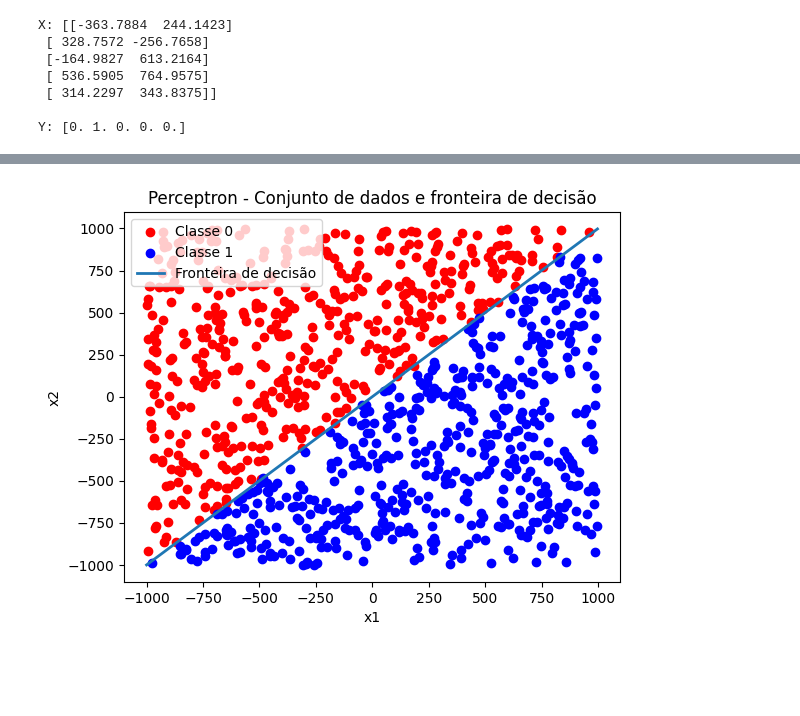
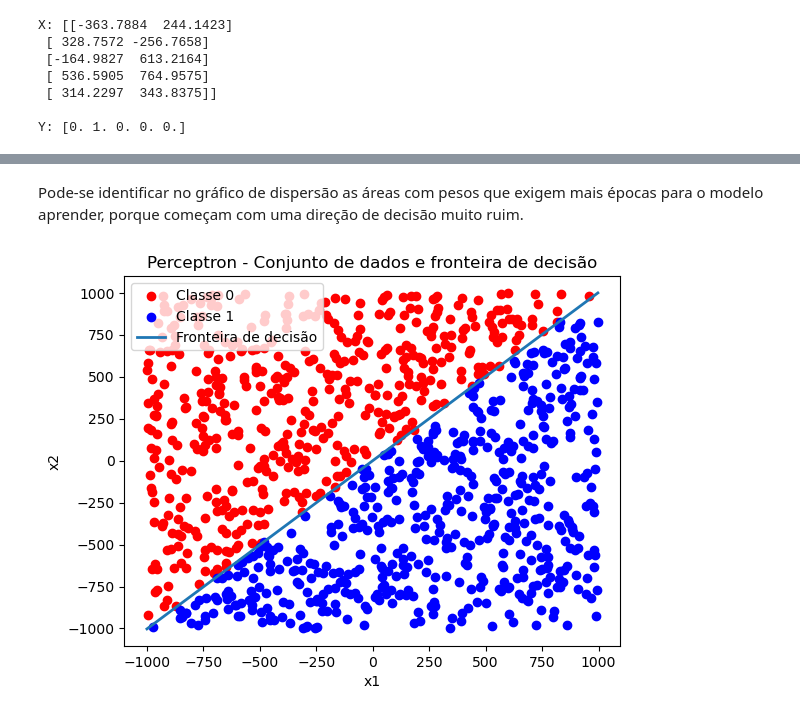
Before and after one commit to h4rad4/Rosenblatt-Perceptron, a Jupyter notebook: Training.ipynb, the cells around one changed output, grey strips where cells are left out. Cells and saved outputs as stored; diff of their text form; code cells hidden in the pictures; blank space fills up the shorter version.

```diff
--- a/Training.ipynb
+++ b/Training.ipynb
@@ -98,0 +46,7 @@ Convergência em 4 épocas
+# %%
+p= Perceptron()
+activation= Degree()
+epoch, adjusts = p.fit(X,y, activation)
+
+print(f'\nConvergência em {epoch} épocas')
+print(f'{adjusts} ajustes feitos')
@@ -98,0 +61,14 @@ Convergência em 4 épocas
+# %%
+n= 1000
+results= []
+
+for _ in range(n):
+    p = Perceptron()
+    activation = Degree()
+    pesos_iniciais = p.w.copy()
+
+    epoch, adjusts = p.fit(X, y, activation)
+
+    results.append((*pesos_iniciais, epoch))
+
+results = np.array(results)
@@ -99,36 +105,33 @@ Convergência em 4 épocas
+# %% [markdown]
+Pode-se identificar no gráfico de dispersão as áreas com pesos que exigem mais épocas para o modelo aprender, porque começam com uma direção de decisão muito ruim.
 # %%
-# Plot dos dadosd com e sem a fronteira de decisão
-
-import matplotlib.pyplot as plt
-import numpy as np
-
 classe0 = X[y == 0]
 classe1 = X[y == 1]
 
 plt.scatter(classe0[:, 0], classe0[:, 1], label='Classe 0', marker='o', color='red')
 plt.scatter(classe1[:, 0], classe1[:, 1], label='Classe 1', marker='o', color='blue')
 
 w0, w1, w2 = p.w
-x1_vals = np.linspace(X[:, 0].min(), X[:, 0].max(), 100)
+x1_pts = np.linspace(X[:, 0].min(), X[:, 0].max(), 100)
 
 if w2 != 0:
-    x2_vals = -(w0 + w1 * x1_vals) / w2
-    plt.plot(x1_vals, x2_vals, label='Fronteira de decisão', linewidth=2)
+    x2_pts = -(w0 + w1 * x1_pts) / w2
+    plt.plot(x1_pts, x2_pts, label='Fronteira de decisão', linewidth=2)
 else:
     plt.axvline(x=-w0/w1, label='Fronteira de decisão', linewidth=2)
 
 plt.xlabel('x1')
 plt.ylabel('x2')
 plt.title('Perceptron - Conjunto de dados e fronteira de decisão')
 plt.legend()
 plt.show()
 
 plt.scatter(X[:, 0], X[:, 1], color='blue')
 #Tentativa teste de plotar os dados sem o modelo
 plt.xlabel('x1')
 plt.ylabel('x2')
 plt.title('Distribuição dos dados no plano cartesiano')
 plt.show()
 # %% [output]
-[figure, old version]
+[figure, new version]
 [figure]
```
Also changed, not shown: parts of 15 cells of this notebook, 3 other files.
